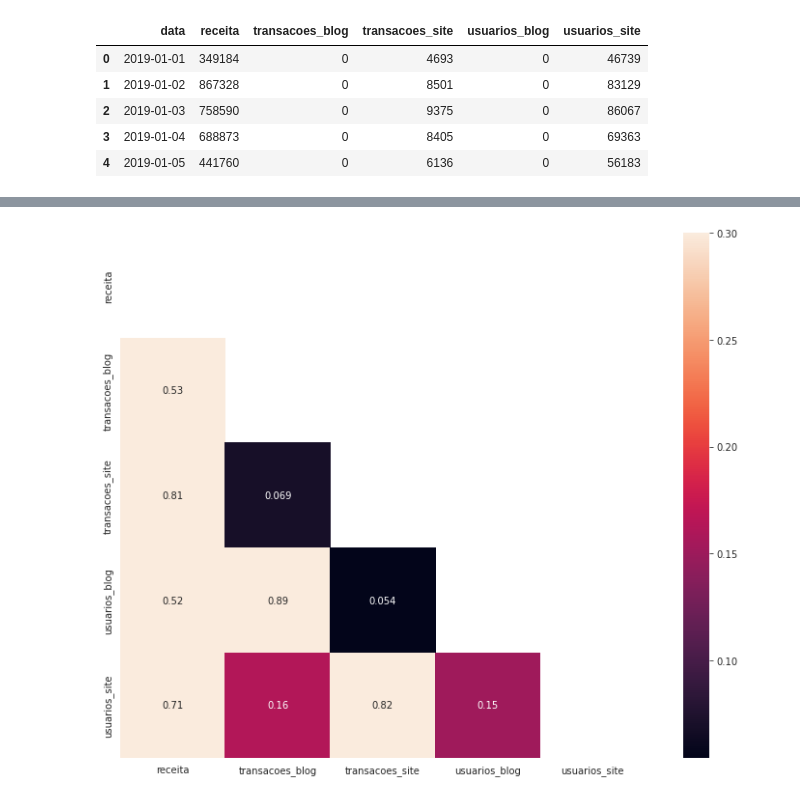
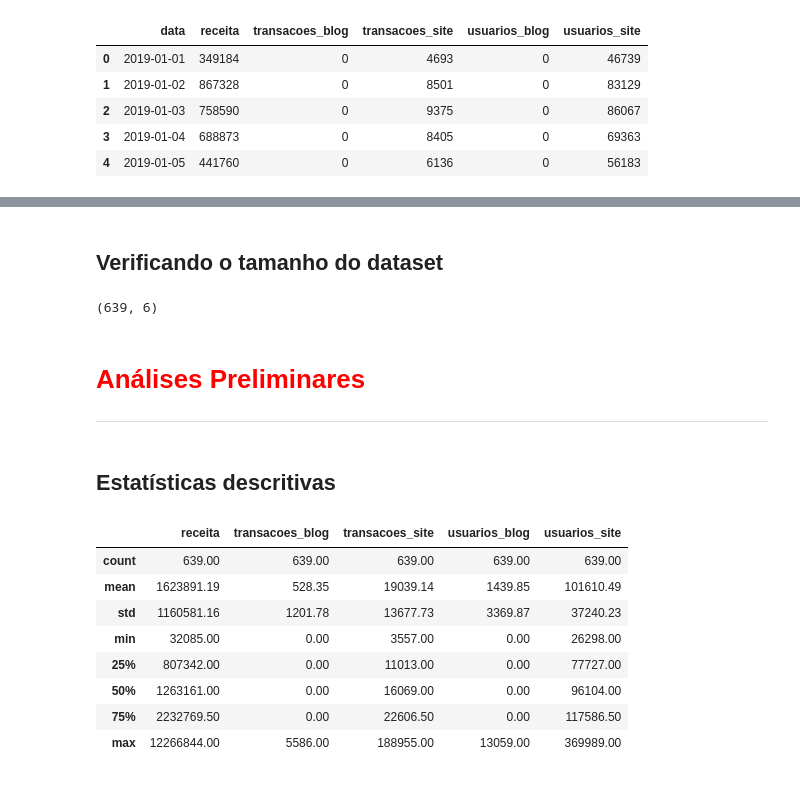
Before and after one commit to rgrAndrade/Desafio, a Jupyter notebook: desafio.ipynb, the cells around one changed output, grey strips where cells are left out. Cells and saved outputs as stored; diff of their text form; code cells hidden in the pictures.

```diff
--- a/desafio.ipynb
+++ b/desafio.ipynb
@@ -60,14 +40,23 @@ correlacao
-# %%
-
-
-import numpy as np
-import seaborn as sns
-import matplotlib.pyplot as plt
-
-mask = np.zeros_like(correlacao)
-mask[np.triu_indices_from(mask)] = True
-with sns.axes_style("white"):
-    f, ax = plt.subplots(figsize=(14, 10))
-    ax = sns.heatmap(correlacao, mask=mask, vmax=.3, square=True, annot=True)
-# %% [output]
-[figure, removed]
+# %% [markdown]
+## Verificando o tamanho do dataset
+# %%
+dados.shape
+# %% [output]
+(639, 6)
+# %% [markdown]
+# <font color='red' style='font-size: 30px;'>Análises Preliminares</font>
+<hr style='border: 2px solid red;'>
+# %% [markdown]
+## Estatísticas descritivas
+# %%
+dados.describe().round(2)
+# %% [output]
+|  | receita | transacoes_blog | transacoes_site | usuarios_blog | usuarios_site |
+| count | 639.00 | 639.00 | 639.00 | 639.00 | 639.00 |
+| mean | 1623891.19 | 528.35 | 19039.14 | 1439.85 | 101610.49 |
+| std | 1160581.16 | 1201.78 | 13677.73 | 3369.87 | 37240.23 |
+| min | 32085.00 | 0.00 | 3557.00 | 0.00 | 26298.00 |
+| 25% | 807342.00 | 0.00 | 11013.00 | 0.00 | 77727.00 |
+| 50% | 1263161.00 | 0.00 | 16069.00 | 0.00 | 96104.00 |
+| 75% | 2232769.50 | 0.00 | 22606.50 | 0.00 | 117586.50 |
+| max | 12266844.00 | 5586.00 | 188955.00 | 13059.00 | 369989.00 |
```
Also changed, not shown: parts of 18 cells of this notebook.
